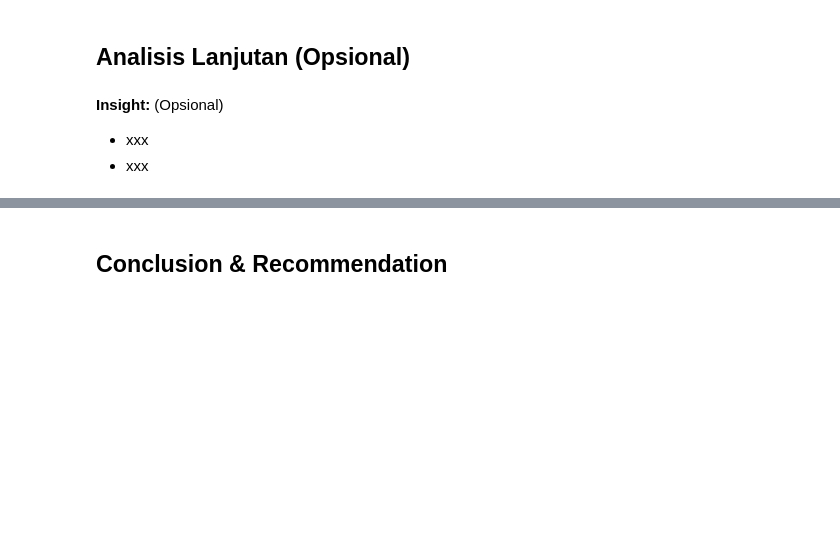
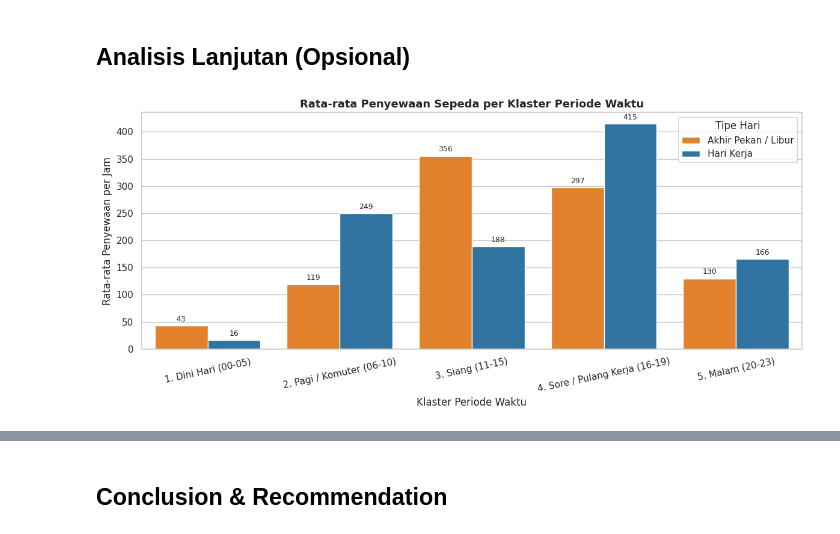
Before and after one commit to KhamimMaruf/bike-sharing-analytics, a Jupyter notebook: notebook.ipynb, the cells around one changed output, grey strips where cells are left out. Drawn from its saved outputs; the diff is of its cells as text; code cells hidden in the pictures; blank space fills up the shorter version.

```diff
--- a/notebook.ipynb
+++ b/notebook.ipynb
@@ -97,6 +378,51 @@ Keterangan:
 # %% [markdown]
 ## Analisis Lanjutan (Opsional)
-# %% [markdown]
-**Insight:** (Opsional)
-- xxx
-- xxx
+# %%
+# Teknik Analisis Lanjutan: Manual Grouping / Clustering berdasarkan Periode Waktu Operasional
+def categorize_time_period(hr):
+    if 0 <= hr <= 5:
+        return '1. Dini Hari (00-05)'
+    elif 6 <= hr <= 10:
+        return '2. Pagi / Komuter (06-10)'
+    elif 11 <= hr <= 15:
+        return '3. Siang (11-15)'
+    elif 16 <= hr <= 19:
+        return '4. Sore / Pulang Kerja (16-19)'
+    else:
+        return '5. Malam (20-23)'
+
+hour_df['time_period'] = hour_df['hour'].apply(categorize_time_period)
+
+# Simpan ulang main_hour_data.csv agar kolom time_period ikut tersimpan
+hour_df.to_csv("main_hour_data.csv", index=False)
+
+period_order = [
+    '1. Dini Hari (00-05)',
+    '2. Pagi / Komuter (06-10)',
+    '3. Siang (11-15)',
+    '4. Sore / Pulang Kerja (16-19)',
+    '5. Malam (20-23)'
+]
+
+plt.figure(figsize=(12, 5.5))
+ax = sns.barplot(
+    data=hour_df,
+    x='time_period',
+    y='total_count',
+    hue='workingday_label',
+    order=period_order,
+    palette=['#ff7f0e', '#1f77b4'],
+    errorbar=None
+)
+plt.title("Rata-rata Penyewaan Sepeda per Klaster Periode Waktu", fontsize=13, fontweight='bold')
+plt.xlabel("Klaster Periode Waktu")
+plt.ylabel("Rata-rata Penyewaan per Jam")
+plt.xticks(rotation=12)
+plt.legend(title="Tipe Hari")
+for container in ax.containers:
+    ax.bar_label(container, fmt='%.0f', padding=3, fontsize=9)
+
+plt.tight_layout()
+plt.show()
+# %% [output]
+[figure, added]
```
Also changed, not shown: parts of 37 cells of this notebook.
